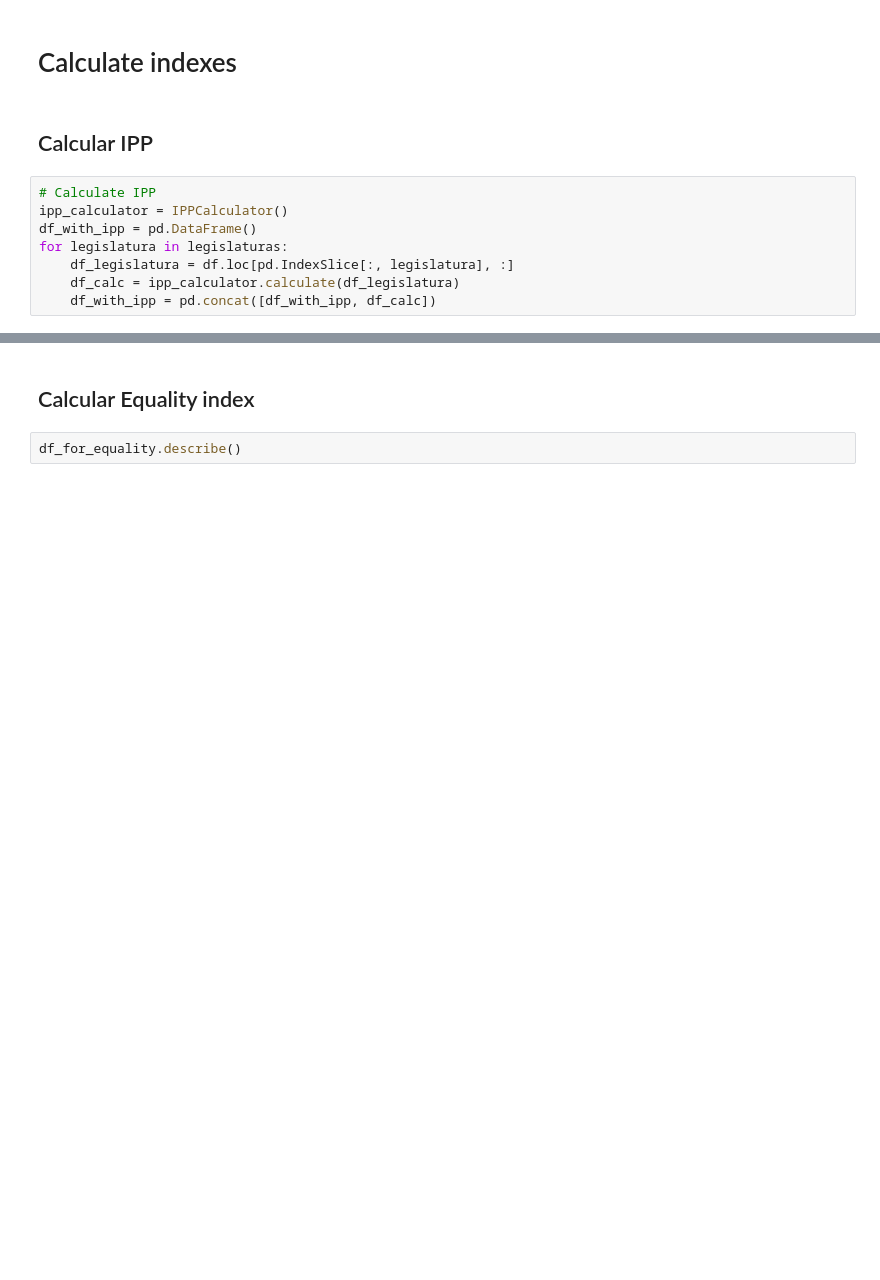
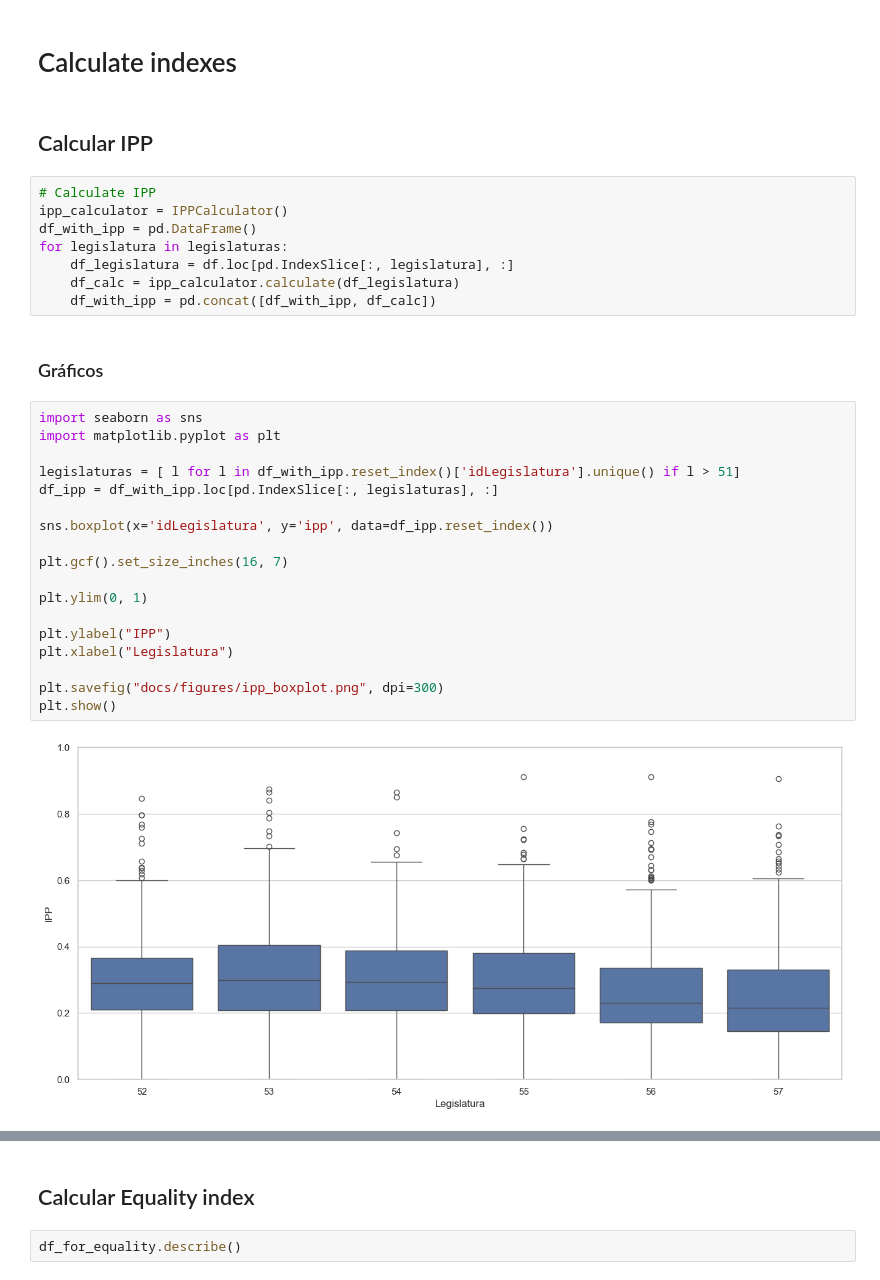
Before and after one commit to AcacioTelechi/redem-index, a Jupyter notebook: indices_calculation.ipynb, the cells around one changed output, grey strips where cells are left out. Drawn from its saved outputs; the diff is of its cells as text; blank space fills up the shorter version.

Commit message:
feat: enhance indices calculation notebook with new visualizations for IPP and equality index, including boxplots and histograms, and update execution counts

```diff
--- a/indices_calculation.ipynb
+++ b/indices_calculation.ipynb
@@ -114,3 +117,25 @@ for legislatura in legislaturas:
     df_legislatura = df.loc[pd.IndexSlice[:, legislatura], :]
     df_calc = ipp_calculator.calculate(df_legislatura)
     df_with_ipp = pd.concat([df_with_ipp, df_calc])
+# %% [markdown]
+### Gráficos
+# %%
+import seaborn as sns
+import matplotlib.pyplot as plt
+
+legislaturas = [ l for l in df_with_ipp.reset_index()['idLegislatura'].unique() if l > 51]
+df_ipp = df_with_ipp.loc[pd.IndexSlice[:, legislaturas], :]
+
+sns.boxplot(x='idLegislatura', y='ipp', data=df_ipp.reset_index())
+
+plt.gcf().set_size_inches(16, 7)
+
+plt.ylim(0, 1)
+
+plt.ylabel("IPP")
+plt.xlabel("Legislatura")
+
+plt.savefig("docs/figures/ipp_boxplot.png", dpi=300)
+plt.show()
+# %% [output]
+[figure, added]
```
Also changed, not shown: parts of 9 cells of this notebook.
